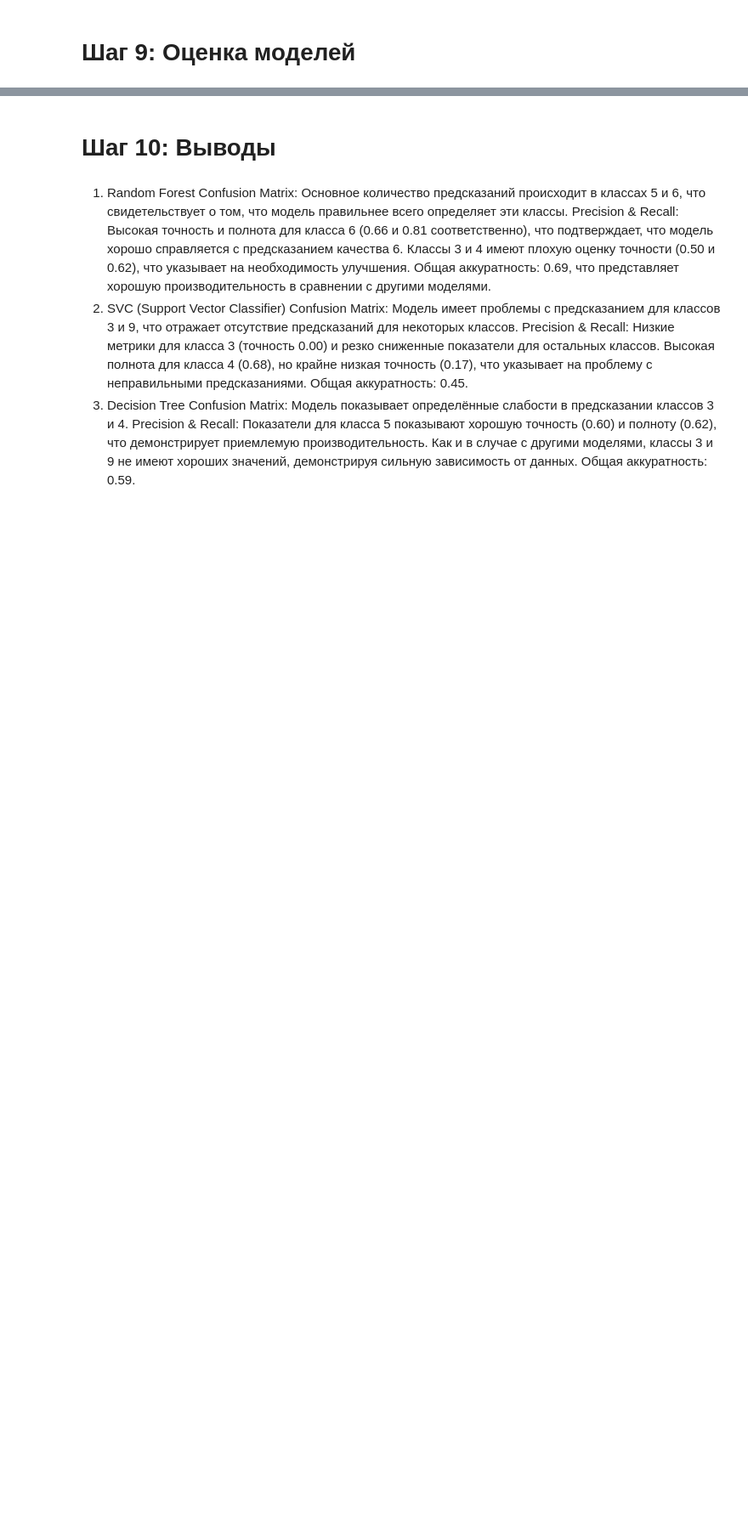
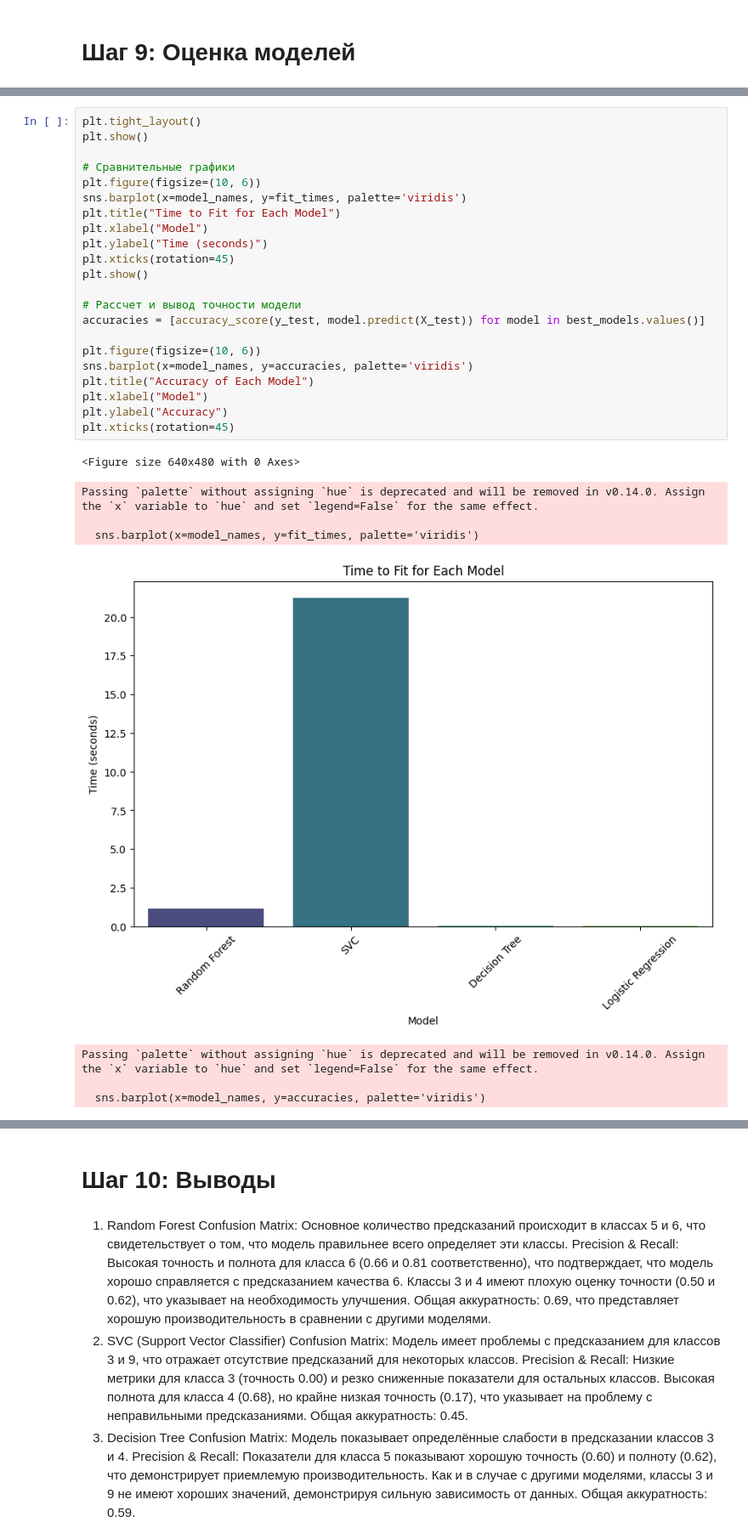
Before and after one commit to mariatrunina/spbu-python-course, a Jupyter notebook: project/task10/wine_quality.ipynb, the cells around one changed output, grey strips where cells are left out. Shown at 85% size. Drawn from its saved outputs; the diff is of its cells as text; blank space fills up the shorter version.

Commit message:
добавила графики и исправила ошибки

```diff
--- a/project/task10/wine_quality.ipynb
+++ b/project/task10/wine_quality.ipynb
@@ -189,0 +341,31 @@ weighted avg       0.52      0.46      0.48      1470
+# %%
+plt.tight_layout()
+plt.show()
+
+# Сравнительные графики
+plt.figure(figsize=(10, 6))
+sns.barplot(x=model_names, y=fit_times, palette='viridis')
+plt.title("Time to Fit for Each Model")
+plt.xlabel("Model")
+plt.ylabel("Time (seconds)")
+plt.xticks(rotation=45)
+plt.show()
+
+# Рассчет и вывод точности модели
+accuracies = [accuracy_score(y_test, model.predict(X_test)) for model in best_models.values()]
+
+plt.figure(figsize=(10, 6))
+sns.barplot(x=model_names, y=accuracies, palette='viridis')
+plt.title("Accuracy of Each Model")
+plt.xlabel("Model")
+plt.ylabel("Accuracy")
+plt.xticks(rotation=45)
+# %% [output]
+<Figure size 640x480 with 0 Axes>
+Passing `palette` without assigning `hue` is deprecated and will be removed in v0.14.0. Assign the `x` variable to `hue` and set `legend=False` for the same effect.
+
+  sns.barplot(x=model_names, y=fit_times, palette='viridis')
+[figure, added]
+Passing `palette` without assigning `hue` is deprecated and will be removed in v0.14.0. Assign the `x` variable to `hue` and set `legend=False` for the same effect.
+
+  sns.barplot(x=model_names, y=accuracies, palette='viridis')
```
Also changed, not shown: parts of 13 cells of this notebook.
